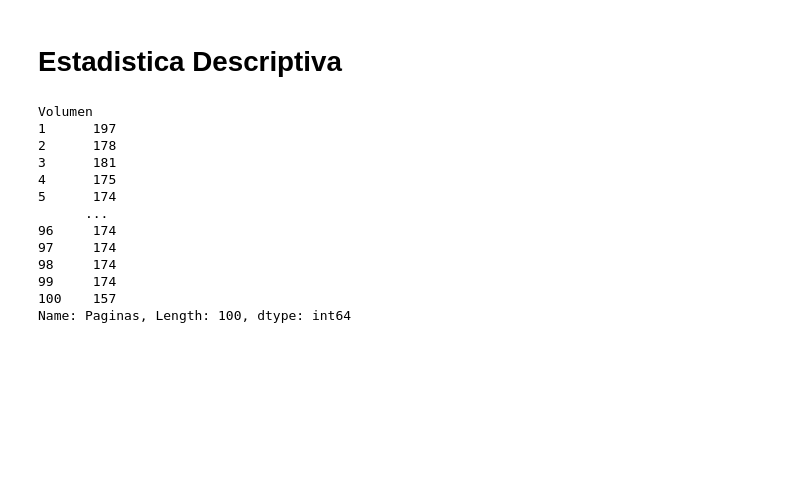
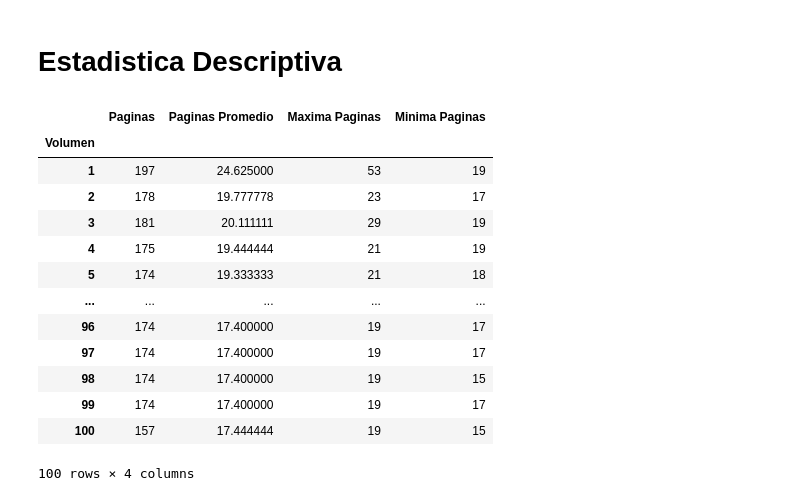
Before and after one commit to Liberatofco/MineriaDatos, a Jupyter notebook: Mineria_de_Datos.ipynb, the cells around one changed output. Cells and saved outputs as stored; diff of their text form; code cells hidden in the pictures; blank space fills up the shorter version.

```diff
--- a/Mineria_de_Datos.ipynb
+++ b/Mineria_de_Datos.ipynb
@@ -134,17 +113,0 @@ datos_por_tomo = capitulosop.groupby('Volumen')['Paginas'].sum()
-# %%
-datos_por_tomo = capitulosop.groupby('Volumen')['Paginas'].sum()
-datos_por_tomo.head(100)
-# %% [output]
-Volumen
-1      197
-2      178
-3      181
-4      175
-5      174
-      ...
-96     174
-97     174
-98     174
-99     174
-100    157
-Name: Paginas, Length: 100, dtype: int64
@@ -150,0 +116,24 @@ Name: Paginas, Length: 100, dtype: int64
+# %%
+datos_por_tomo = capitulosop.groupby('Volumen')['Paginas'].sum()
+datos_por_tomo_media = capitulosop.groupby('Volumen')['Paginas'].mean().sort_values(ascending=False)
+datos_por_tomo_minima = capitulosop.groupby('Volumen')['Paginas'].min().sort_values(ascending=False)
+datos_por_tomo_maxima = capitulosop.groupby('Volumen')['Paginas'].max().sort_values(ascending=False)
+tabla_estadisticas = pd.concat([datos_por_tomo, datos_por_tomo_media, datos_por_tomo_maxima, datos_por_tomo_minima], axis=1)
+tabla_estadisticas.columns = ['Paginas', 'Paginas Promedio', 'Maxima Paginas', 'Minima Paginas']
+
+tabla_estadisticas.head (100)
+# %% [output]
+|  | Paginas | Paginas Promedio | Maxima Paginas | Minima Paginas |
+| Volumen |  |  |  |  |
+| 1 | 197 | 24.625000 | 53 | 19 |
+| 2 | 178 | 19.777778 | 23 | 17 |
+| 3 | 181 | 20.111111 | 29 | 19 |
+| 4 | 175 | 19.444444 | 21 | 19 |
+| 5 | 174 | 19.333333 | 21 | 18 |
+| ... | ... | ... | ... | ... |
+| 96 | 174 | 17.400000 | 19 | 17 |
+| 97 | 174 | 17.400000 | 19 | 17 |
+| 98 | 174 | 17.400000 | 19 | 15 |
+| 99 | 174 | 17.400000 | 19 | 17 |
+| 100 | 157 | 17.444444 | 19 | 15 |
+100 rows × 4 columns
```
Also changed, not shown: parts of 8 cells of this notebook.
